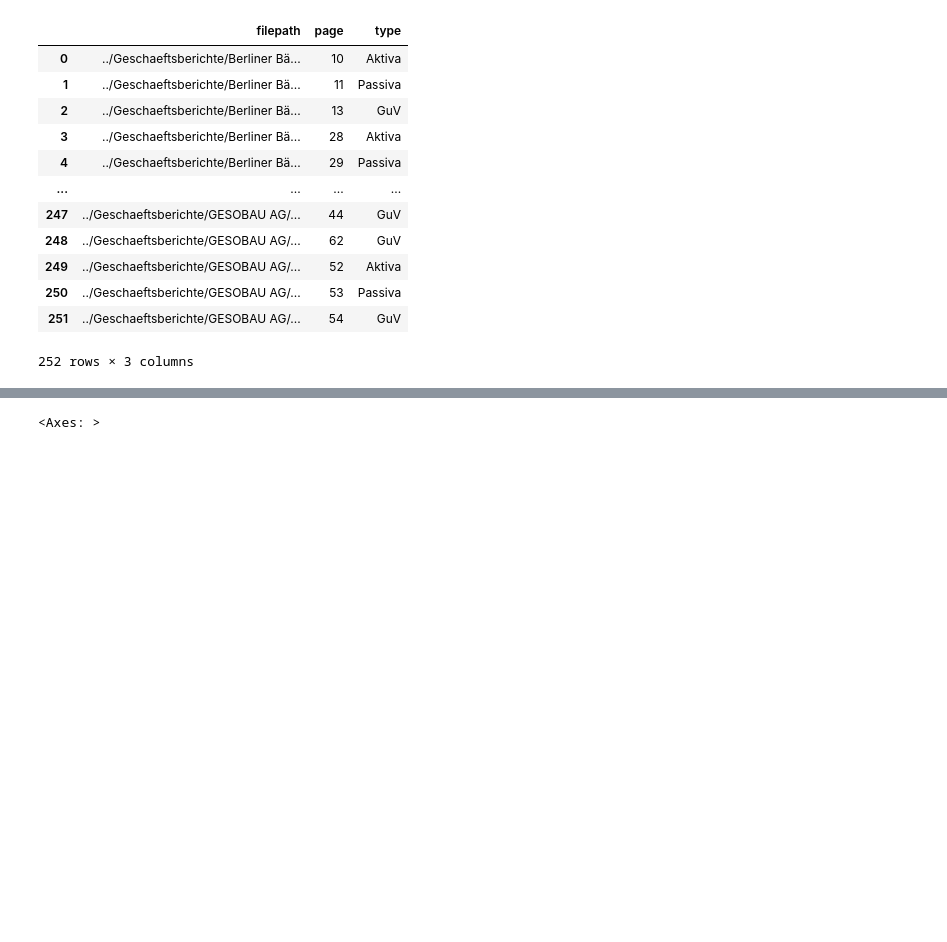
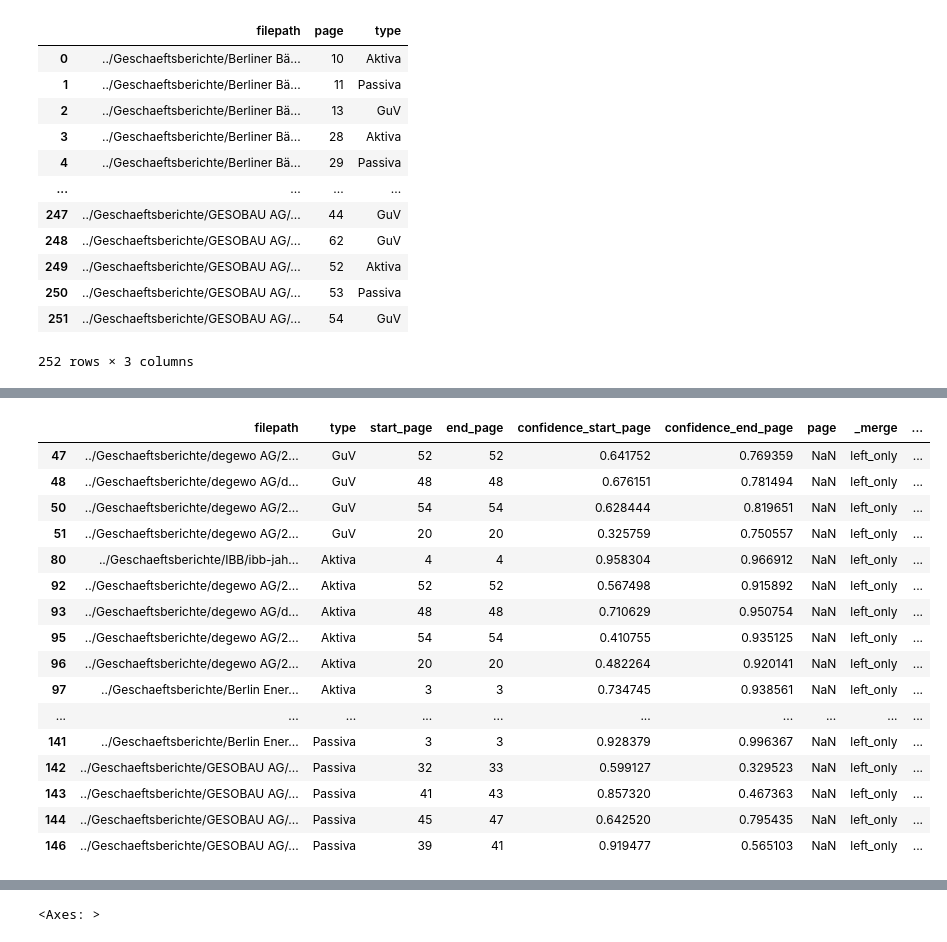
Before and after one commit to Famondir/Thesis, a Jupyter notebook: benchmark_jobs/page_identification/toc_extraction_mistral.ipynb, the cells around one changed output, grey strips where cells are left out. Cells and saved outputs as stored; diff of their text form; code cells hidden in the pictures; blank space fills up the shorter version.

```diff
--- a/benchmark_jobs/page_identification/toc_extraction_mistral.ipynb
+++ b/benchmark_jobs/page_identification/toc_extraction_mistral.ipynb
@@ -687,3 +699,23 @@ df_check
+# %%
+df_check[df_check['page'].isna()]
+# %% [output]
+|  | filepath | type | start_page | end_page | confidence_start_page | confidence_end_page | page | _merge | ... |
+| 47 | ../Geschaeftsberichte/degewo AG/2... | GuV | 52 | 52 | 0.641752 | 0.769359 | NaN | left_only | ... |
+| 48 | ../Geschaeftsberichte/degewo AG/d... | GuV | 48 | 48 | 0.676151 | 0.781494 | NaN | left_only | ... |
+| 50 | ../Geschaeftsberichte/degewo AG/2... | GuV | 54 | 54 | 0.628444 | 0.819651 | NaN | left_only | ... |
+| 51 | ../Geschaeftsberichte/degewo AG/2... | GuV | 20 | 20 | 0.325759 | 0.750557 | NaN | left_only | ... |
+| 80 | ../Geschaeftsberichte/IBB/ibb-jah... | Aktiva | 4 | 4 | 0.958304 | 0.966912 | NaN | left_only | ... |
+| 92 | ../Geschaeftsberichte/degewo AG/2... | Aktiva | 52 | 52 | 0.567498 | 0.915892 | NaN | left_only | ... |
+| 93 | ../Geschaeftsberichte/degewo AG/d... | Aktiva | 48 | 48 | 0.710629 | 0.950754 | NaN | left_only | ... |
+| 95 | ../Geschaeftsberichte/degewo AG/2... | Aktiva | 54 | 54 | 0.410755 | 0.935125 | NaN | left_only | ... |
+| 96 | ../Geschaeftsberichte/degewo AG/2... | Aktiva | 20 | 20 | 0.482264 | 0.920141 | NaN | left_only | ... |
+| 97 | ../Geschaeftsberichte/Berlin Ener... | Aktiva | 3 | 3 | 0.734745 | 0.938561 | NaN | left_only | ... |
+| ... | ... | ... | ... | ... | ... | ... | ... | ... | ... |
+| 141 | ../Geschaeftsberichte/Berlin Ener... | Passiva | 3 | 3 | 0.928379 | 0.996367 | NaN | left_only | ... |
+| 142 | ../Geschaeftsberichte/GESOBAU AG/... | Passiva | 32 | 33 | 0.599127 | 0.329523 | NaN | left_only | ... |
+| 143 | ../Geschaeftsberichte/GESOBAU AG/... | Passiva | 41 | 43 | 0.857320 | 0.467363 | NaN | left_only | ... |
+| 144 | ../Geschaeftsberichte/GESOBAU AG/... | Passiva | 45 | 47 | 0.642520 | 0.795435 | NaN | left_only | ... |
+| 146 | ../Geschaeftsberichte/GESOBAU AG/... | Passiva | 39 | 41 | 0.919477 | 0.565103 | NaN | left_only | ... |
 # %%
 df_check.groupby("in_range").size()
 # %% [output]
```
Also changed, not shown: parts of 45 cells of this notebook, 1 other file.
